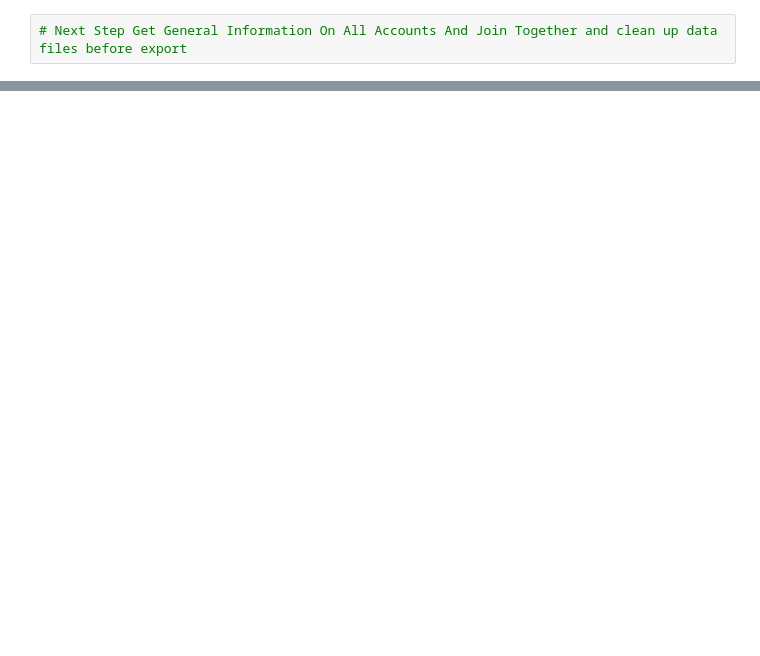
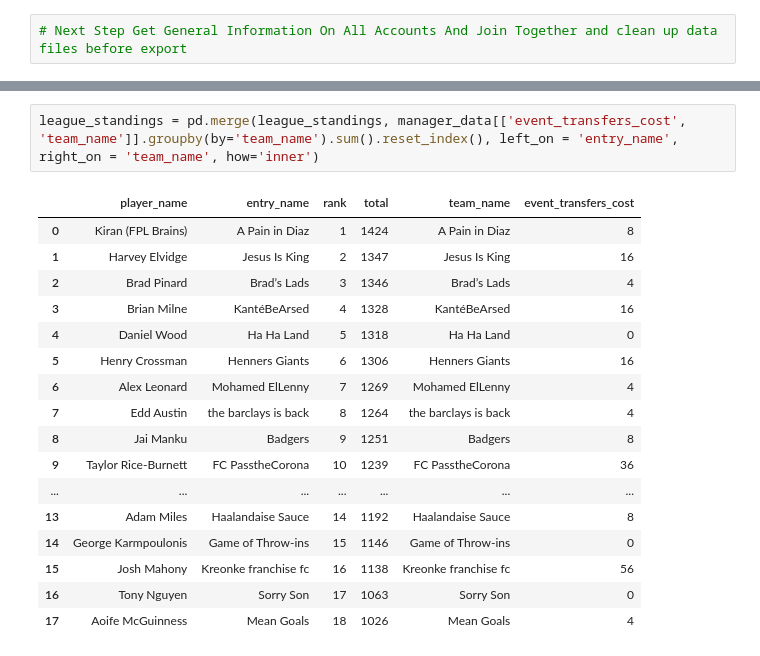
Before and after one commit to Dynamic747/general, a Jupyter notebook: FPL.ipynb, the cells around one changed output, grey strips where cells are left out. Cells and saved outputs as stored; diff of their text form; blank space fills up the shorter version.

```diff
--- a/FPL.ipynb
+++ b/FPL.ipynb
@@ -243,0 +394,20 @@ manager_data = pd.merge(merged_data, manager_details, left_on= 'id_cell', right_
+# %%
+league_standings = pd.merge(league_standings, manager_data[['event_transfers_cost', 'team_name']].groupby(by='team_name').sum().reset_index(), left_on = 'entry_name', right_on = 'team_name', how='inner')
+# %% [output]
+|  | player_name | entry_name | rank | total | team_name | event_transfers_cost |
+| 0 | Kiran (FPL Brains) | A Pain in Diaz | 1 | 1424 | A Pain in Diaz | 8 |
+| 1 | Harvey Elvidge | Jesus Is King | 2 | 1347 | Jesus Is King | 16 |
+| 2 | Brad Pinard | Brad’s Lads | 3 | 1346 | Brad’s Lads | 4 |
+| 3 | Brian Milne | KantéBeArsed | 4 | 1328 | KantéBeArsed | 16 |
+| 4 | Daniel Wood | Ha Ha Land | 5 | 1318 | Ha Ha Land | 0 |
+| 5 | Henry Crossman | Henners Giants | 6 | 1306 | Henners Giants | 16 |
+| 6 | Alex Leonard | Mohamed ElLenny | 7 | 1269 | Mohamed ElLenny | 4 |
+| 7 | Edd Austin | the barclays is back | 8 | 1264 | the barclays is back | 4 |
+| 8 | Jai Manku | Badgers | 9 | 1251 | Badgers | 8 |
+| 9 | Taylor Rice-Burnett | FC PasstheCorona | 10 | 1239 | FC PasstheCorona | 36 |
+| ... | ... | ... | ... | ... | ... | ... |
+| 13 | Adam Miles | Haalandaise Sauce | 14 | 1192 | Haalandaise Sauce | 8 |
+| 14 | George Karmpoulonis | Game of Throw-ins | 15 | 1146 | Game of Throw-ins | 0 |
+| 15 | Josh Mahony | Kreonke franchise fc | 16 | 1138 | Kreonke franchise fc | 56 |
+| 16 | Tony Nguyen | Sorry Son | 17 | 1063 | Sorry Son | 0 |
+| 17 | Aoife McGuinness | Mean Goals | 18 | 1026 | Mean Goals | 4 |
```
Also changed, not shown: parts of 13 cells of this notebook, 5 other files.
